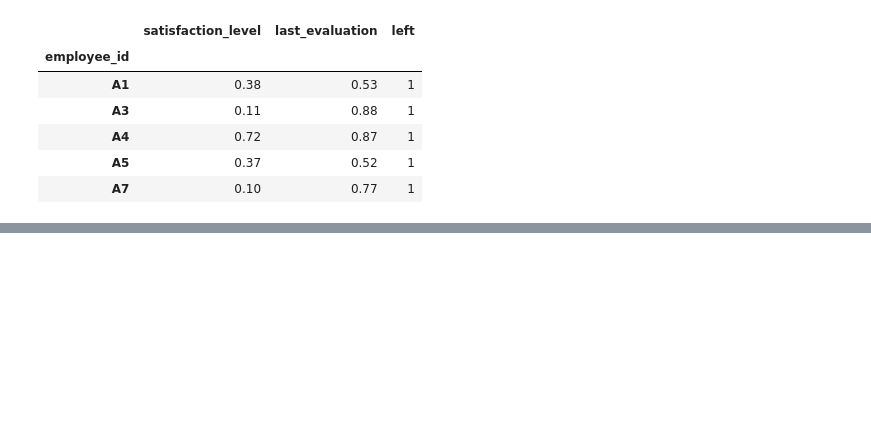
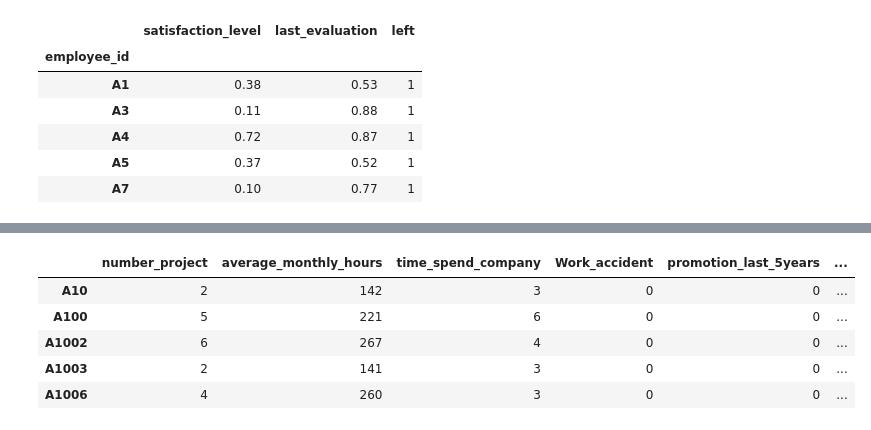
Before and after one commit to isaultirado77/learning-python, a Jupyter notebook: pandas/HR_data_analysis.ipynb, the cells around one changed output, grey strips where cells are left out. Cells and saved outputs as stored; diff of their text form; code cells hidden in the pictures; blank space fills up the shorter version.

```diff
--- a/pandas/HR_data_analysis.ipynb
+++ b/pandas/HR_data_analysis.ipynb
@@ -293,0 +336,9 @@ df_hr.head()
+# %%
+df_merged.head()
+# %% [output]
+|  | number_project | average_monthly_hours | time_spend_company | Work_accident | promotion_last_5years | ... |
+| A10 | 2 | 142 | 3 | 0 | 0 | ... |
+| A100 | 5 | 221 | 6 | 0 | 0 | ... |
+| A1002 | 6 | 267 | 4 | 0 | 0 | ... |
+| A1003 | 2 | 141 | 3 | 0 | 0 | ... |
+| A1006 | 4 | 260 | 3 | 0 | 0 | ... |
```
Also changed, not shown: parts of 9 cells of this notebook, 3 other files.
